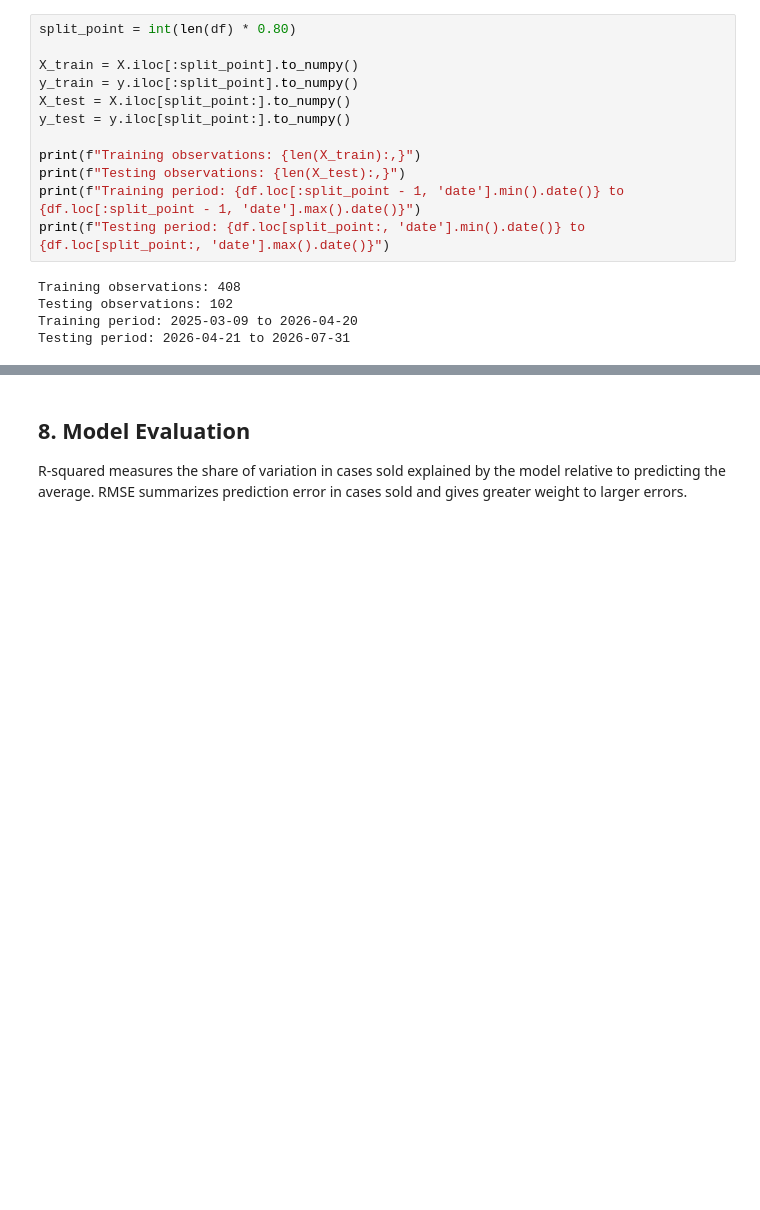
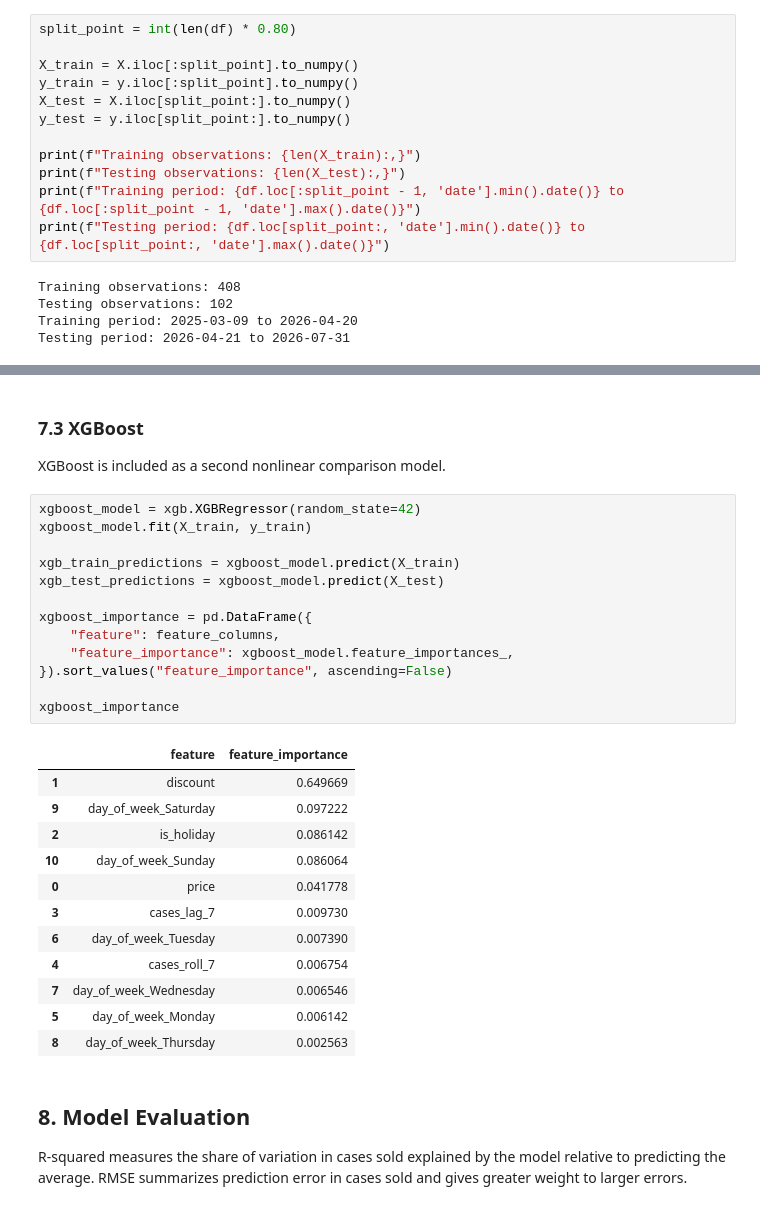
Before and after one commit to BijayGautam123/Pricing-Demand-Forecasting, a Jupyter notebook: notebooks/pricing_model_analysis.ipynb, the cells around one changed output, grey strips where cells are left out. Saved outputs shown, nothing was run; the diff lists cells and outputs as text; blank space fills up the shorter version.

```diff
--- a/notebooks/pricing_model_analysis.ipynb
+++ b/notebooks/pricing_model_analysis.ipynb
@@ -219,3 +255,33 @@ Model intercept: 2,336.872
+# %% [markdown]
+### 7.3 XGBoost
+
+XGBoost is included as a second nonlinear comparison model.
+# %%
+xgboost_model = xgb.XGBRegressor(random_state=42)
+xgboost_model.fit(X_train, y_train)
+
+xgb_train_predictions = xgboost_model.predict(X_train)
+xgb_test_predictions = xgboost_model.predict(X_test)
+
+xgboost_importance = pd.DataFrame({
+    "feature": feature_columns,
+    "feature_importance": xgboost_model.feature_importances_,
+}).sort_values("feature_importance", ascending=False)
+
+xgboost_importance
+# %% [output]
+|  | feature | feature_importance |
+| 1 | discount | 0.649669 |
+| 9 | day_of_week_Saturday | 0.097222 |
+| 2 | is_holiday | 0.086142 |
+| 10 | day_of_week_Sunday | 0.086064 |
+| 0 | price | 0.041778 |
+| 3 | cases_lag_7 | 0.009730 |
+| 6 | day_of_week_Tuesday | 0.007390 |
+| 4 | cases_roll_7 | 0.006754 |
+| 7 | day_of_week_Wednesday | 0.006546 |
+| 5 | day_of_week_Monday | 0.006142 |
+| 8 | day_of_week_Thursday | 0.002563 |
 # %% [markdown]
 ## 8. Model Evaluation
 
```
Also changed, not shown: parts of 12 cells of this notebook, 2 other files.
